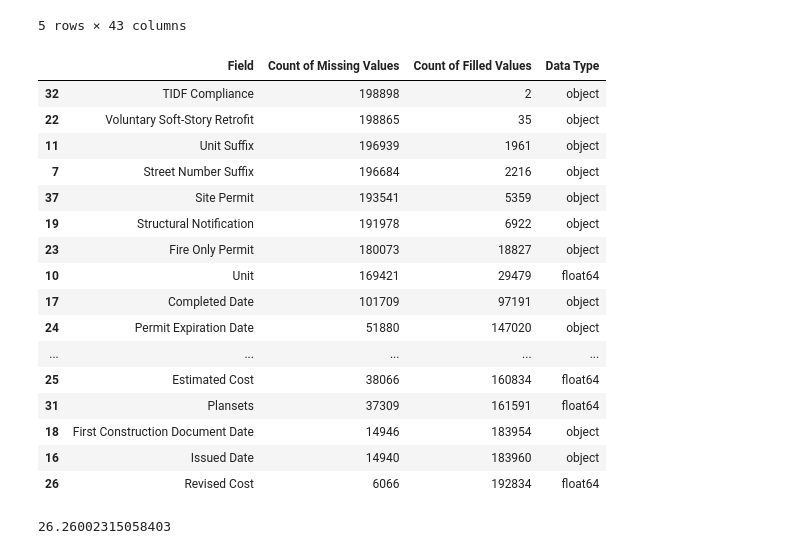
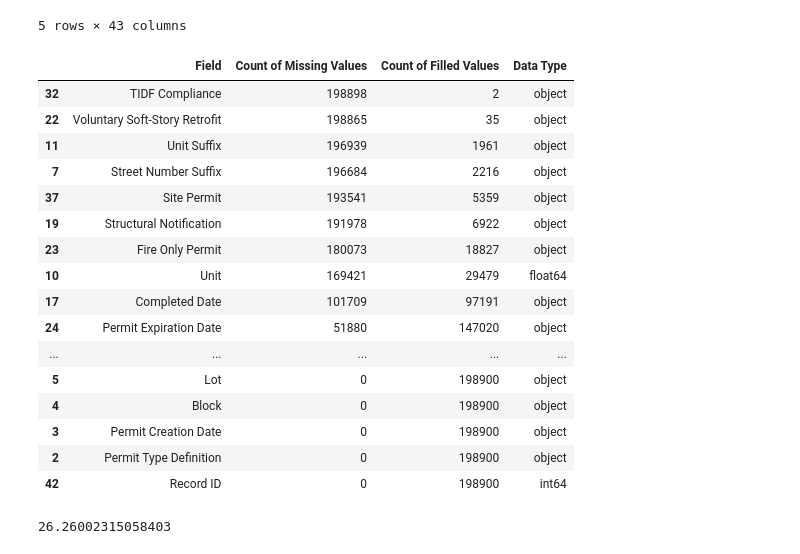
Before and after one commit to eklim-ds/Data_Projects, a Jupyter notebook: Data Analysis/Data Cleaning Challenge/DataCleansing.ipynb, the cells around one changed output. Saved outputs shown, nothing was run; the diff lists cells and outputs as text; code cells hidden in the pictures.

```diff
--- a/Data Analysis/Data Cleaning Challenge/DataCleansing.ipynb
+++ b/Data Analysis/Data Cleaning Challenge/DataCleansing.ipynb
@@ -19,32 +30,32 @@ sf_permits.head()
 # %%
 #Metadata Review
 
 #Let's look at number of missing and populated values for each column and display top 25 columns with missing values.
 
 missing_values_count = sf_permits.isnull().sum()
 non_missing_values_count = sf_permits.notnull().sum()
 
 merged_na_nonna = pd.concat([missing_values_count, non_missing_values_count,sf_permits.dtypes], axis=1).reset_index()
 merged_na_nonna.columns=['Field','Count of Missing Values','Count of Filled Values','Data Type']
-merged_na_nonna.sort_values(by='Count of Missing Values',ascending=False)[:25]
+merged_na_nonna.sort_values(by='Count of Missing Values',ascending=False)
 # %% [output]
 |  | Field | Count of Missing Values | Count of Filled Values | Data Type |
 | 32 | TIDF Compliance | 198898 | 2 | object |
 | 22 | Voluntary Soft-Story Retrofit | 198865 | 35 | object |
 | 11 | Unit Suffix | 196939 | 1961 | object |
 | 7 | Street Number Suffix | 196684 | 2216 | object |
 | 37 | Site Permit | 193541 | 5359 | object |
 | 19 | Structural Notification | 191978 | 6922 | object |
 | 23 | Fire Only Permit | 180073 | 18827 | object |
 | 10 | Unit | 169421 | 29479 | float64 |
 | 17 | Completed Date | 101709 | 97191 | object |
 | 24 | Permit Expiration Date | 51880 | 147020 | object |
 | ... | ... | ... | ... | ... |
-| 25 | Estimated Cost | 38066 | 160834 | float64 |
-| 31 | Plansets | 37309 | 161591 | float64 |
-| 18 | First Construction Document Date | 14946 | 183954 | object |
-| 16 | Issued Date | 14940 | 183960 | object |
-| 26 | Revised Cost | 6066 | 192834 | float64 |
+| 5 | Lot | 0 | 198900 | object |
+| 4 | Block | 0 | 198900 | object |
+| 3 | Permit Creation Date | 0 | 198900 | object |
+| 2 | Permit Type Definition | 0 | 198900 | object |
+| 42 | Record ID | 0 | 198900 | int64 |
 # %%
 #Now let's check percentage of missing values
 total_cells = np.product(sf_permits.shape)
```
Also changed, not shown: parts of 15 cells of this notebook.
